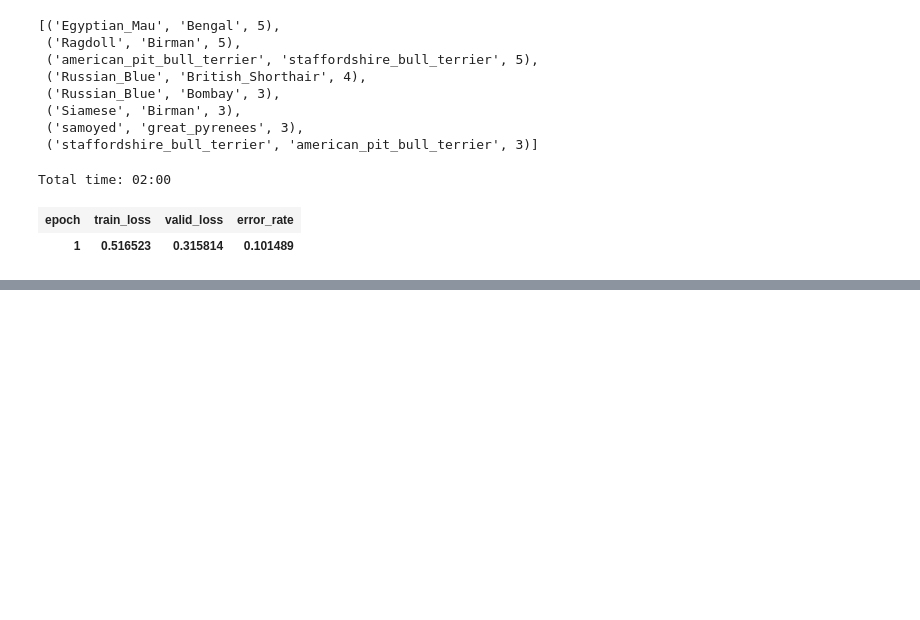
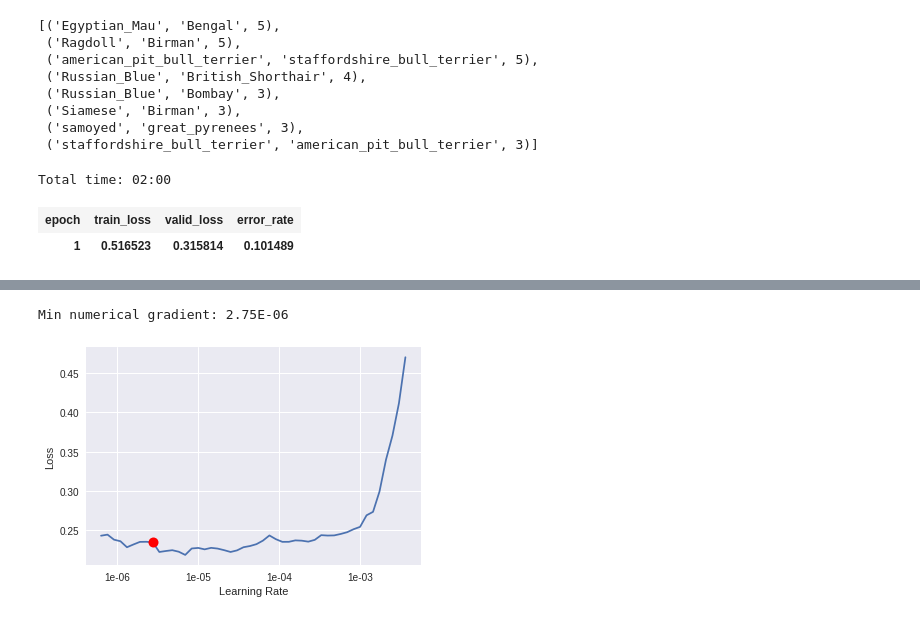
Before and after one commit to rogalag/Fastai, a Jupyter notebook: Fastailesson1.ipynb, the cells around one changed output, grey strips where cells are left out. Saved outputs shown, nothing was run; the diff lists cells and outputs as text; code cells hidden in the pictures; blank space fills up the shorter version.

```diff
--- a/Fastailesson1.ipynb
+++ b/Fastailesson1.ipynb
@@ -116,3 +116,5 @@ learn.fit_one_cycle(1)
 Total time: 02:00
 | epoch | train_loss | valid_loss | error_rate |
 | 1 | 0.516523 | 0.315814 | 0.101489 |
+# %%
+learn.load('stage-1')
@@ -118,0 +144,5 @@ Total time: 02:00
+# %%
+learn.recorder.plot()
+# %% [output]
+Min numerical gradient: 2.75E-06
+[figure, added]
```
Also changed, not shown: parts of 3 cells of this notebook.
